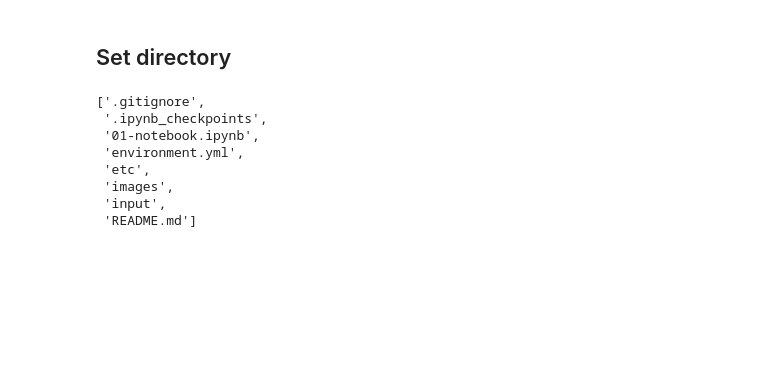
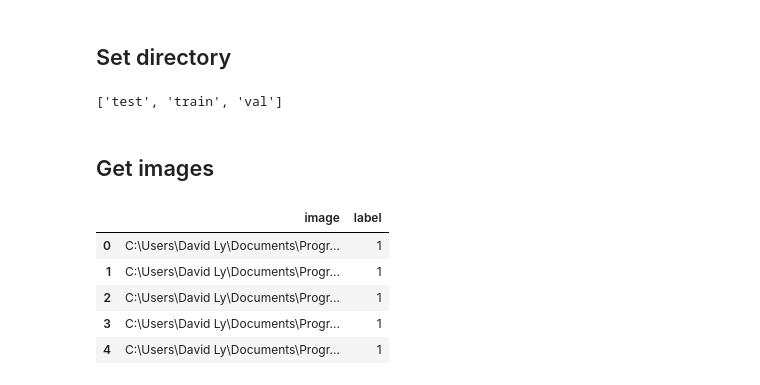
Before and after one commit to davidtnly/DeepLearning, a Jupyter notebook: 07-pneunomia-radiograph-imaging/01-notebook.ipynb, the cells around one changed output. Saved outputs shown, nothing was run; the diff lists cells and outputs as text; code cells hidden in the pictures; blank space fills up the shorter version.

```diff
--- a/07-pneunomia-radiograph-imaging/01-notebook.ipynb
+++ b/07-pneunomia-radiograph-imaging/01-notebook.ipynb
@@ -89,16 +91,23 @@ Python 3.6.8 |Anaconda, Inc.| (default, Feb 21 2019, 18:30:04) [MSC v.1916 64 bi
 ## Set directory
 # %%
 # Set directory
-PATH = 'C:\\Users\\' + os.getlogin() + '\\Documents\\Programming\\DeepLearning\\07-pneunomia-radiograph-imaging'
+PATH = 'C:\\Users\\' + os.getlogin() + '\\Documents\\Programming\\DeepLearning\\07-pneunomia-radiograph-imaging\\images'
 os.chdir(PATH)
 os.getcwd()
 os.listdir()
 # %% [output]
-['.gitignore',
- '.ipynb_checkpoints',
- '01-notebook.ipynb',
- 'environment.yml',
- 'etc',
- 'images',
- 'input',
- 'README.md']
+['test', 'train', 'val']
+# %%
+# Use Path
+MAIN_PATH = Path(PATH)
+
+# Path to train directory (Fancy pathlib...no more os.path!!)
+train_dir = MAIN_PATH / 'train'
+
+# Path to validation directory
+val_dir = MAIN_PATH / 'val'
+
+# Path to test directory
+test_dir = MAIN_PATH / 'test'
+# %% [markdown]
+## Get images
@@ -104,0 +139,9 @@ os.listdir()
+# %%
+train_data.head()
+# %% [output]
+|  | image | label |
+| 0 | C:\Users\David Ly\Documents\Progr... | 1 |
+| 1 | C:\Users\David Ly\Documents\Progr... | 1 |
+| 2 | C:\Users\David Ly\Documents\Progr... | 1 |
+| 3 | C:\Users\David Ly\Documents\Progr... | 1 |
+| 4 | C:\Users\David Ly\Documents\Progr... | 1 |
```
Also changed, not shown: parts of 6 cells of this notebook, 1 other file.
